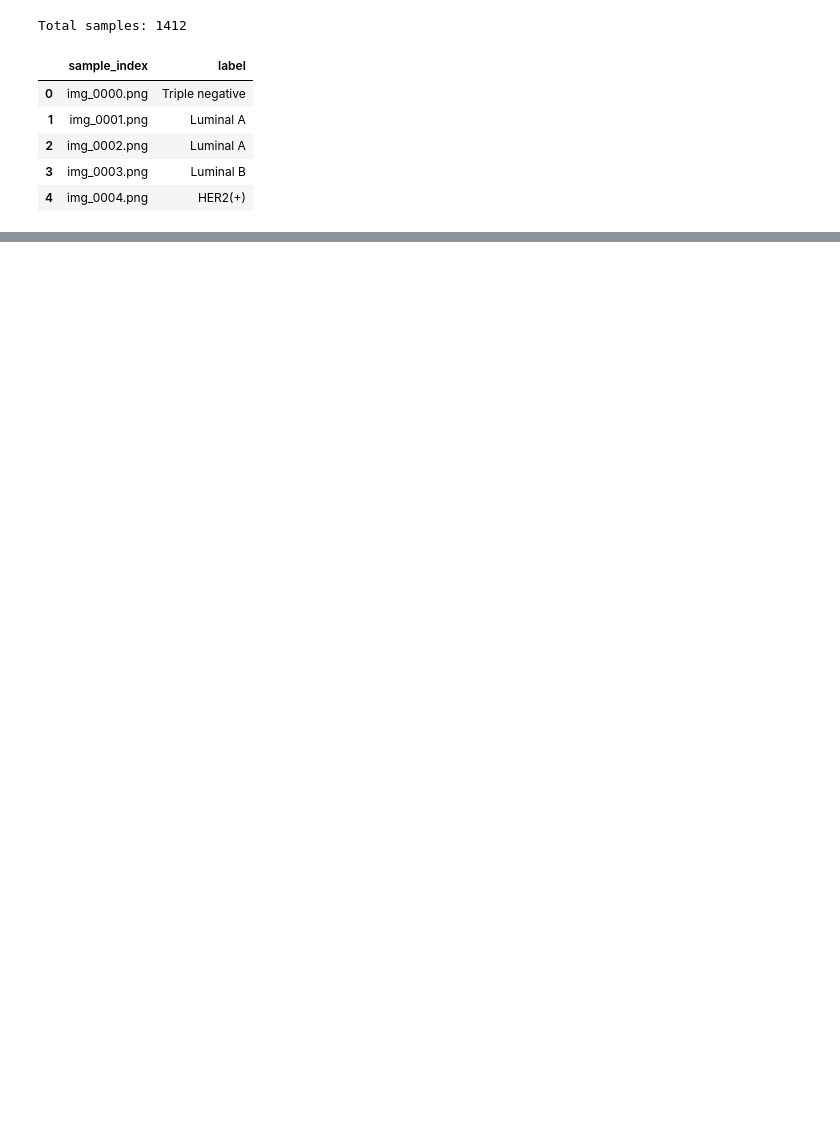
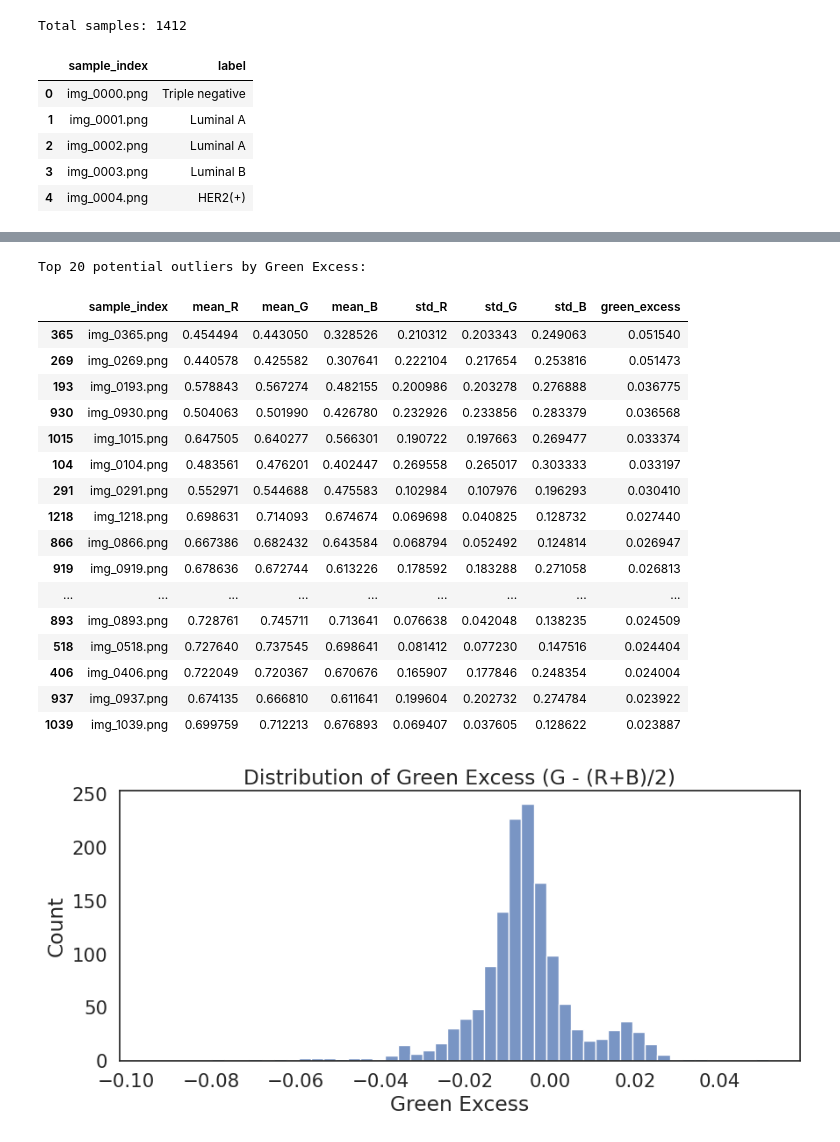
Before and after one commit to SimonePioBottaro/an2dl-challenge-2, a Jupyter notebook: dataset_cleaning.ipynb, the cells around one changed output, grey strips where cells are left out. Saved outputs shown, nothing was run; the diff lists cells and outputs as text; code cells hidden in the pictures; blank space fills up the shorter version.

```diff
--- a/dataset_cleaning.ipynb
+++ b/dataset_cleaning.ipynb
@@ -517,0 +517,39 @@ visualize_masks(full_df)
+# %%
+# Calculate "Green Excess" to identify Shrek and Green Stains
+# Normal H&E images are Pink (High R, High B, Low G) or Purple (High B, Low R, Low G).
+# Outliers (Shrek/Green Stains) will have higher Green values relative to Red and Blue.
+
+channel_stats_df['green_excess'] = channel_stats_df['mean_G'] - ((channel_stats_df['mean_R'] + channel_stats_df['mean_B']) / 2)
+
+# Sort by green excess to find the most "green" images
+potential_outliers = channel_stats_df.sort_values(by='green_excess', ascending=False)
+
+print("Top 20 potential outliers by Green Excess:")
+display(potential_outliers.head(20))
+
+# Plot distribution of Green Excess
+plt.figure(figsize=(10, 4))
+sns.histplot(channel_stats_df['green_excess'], bins=50)
+plt.title("Distribution of Green Excess (G - (R+B)/2)")
+plt.xlabel("Green Excess")
+plt.show()
+# %% [output]
+Top 20 potential outliers by Green Excess:
+|  | sample_index | mean_R | mean_G | mean_B | std_R | std_G | std_B | green_excess |
+| 365 | img_0365.png | 0.454494 | 0.443050 | 0.328526 | 0.210312 | 0.203343 | 0.249063 | 0.051540 |
+| 269 | img_0269.png | 0.440578 | 0.425582 | 0.307641 | 0.222104 | 0.217654 | 0.253816 | 0.051473 |
+| 193 | img_0193.png | 0.578843 | 0.567274 | 0.482155 | 0.200986 | 0.203278 | 0.276888 | 0.036775 |
+| 930 | img_0930.png | 0.504063 | 0.501990 | 0.426780 | 0.232926 | 0.233856 | 0.283379 | 0.036568 |
+| 1015 | img_1015.png | 0.647505 | 0.640277 | 0.566301 | 0.190722 | 0.197663 | 0.269477 | 0.033374 |
+| 104 | img_0104.png | 0.483561 | 0.476201 | 0.402447 | 0.269558 | 0.265017 | 0.303333 | 0.033197 |
+| 291 | img_0291.png | 0.552971 | 0.544688 | 0.475583 | 0.102984 | 0.107976 | 0.196293 | 0.030410 |
+| 1218 | img_1218.png | 0.698631 | 0.714093 | 0.674674 | 0.069698 | 0.040825 | 0.128732 | 0.027440 |
+| 866 | img_0866.png | 0.667386 | 0.682432 | 0.643584 | 0.068794 | 0.052492 | 0.124814 | 0.026947 |
+| 919 | img_0919.png | 0.678636 | 0.672744 | 0.613226 | 0.178592 | 0.183288 | 0.271058 | 0.026813 |
+| ... | ... | ... | ... | ... | ... | ... | ... | ... |
+| 893 | img_0893.png | 0.728761 | 0.745711 | 0.713641 | 0.076638 | 0.042048 | 0.138235 | 0.024509 |
+| 518 | img_0518.png | 0.727640 | 0.737545 | 0.698641 | 0.081412 | 0.077230 | 0.147516 | 0.024404 |
+| 406 | img_0406.png | 0.722049 | 0.720367 | 0.670676 | 0.165907 | 0.177846 | 0.248354 | 0.024004 |
+| 937 | img_0937.png | 0.674135 | 0.666810 | 0.611641 | 0.199604 | 0.202732 | 0.274784 | 0.023922 |
+| 1039 | img_1039.png | 0.699759 | 0.712213 | 0.676893 | 0.069407 | 0.037605 | 0.128622 | 0.023887 |
+[figure, added]
```
Also changed, not shown: parts of 17 cells of this notebook, 1 other file.
